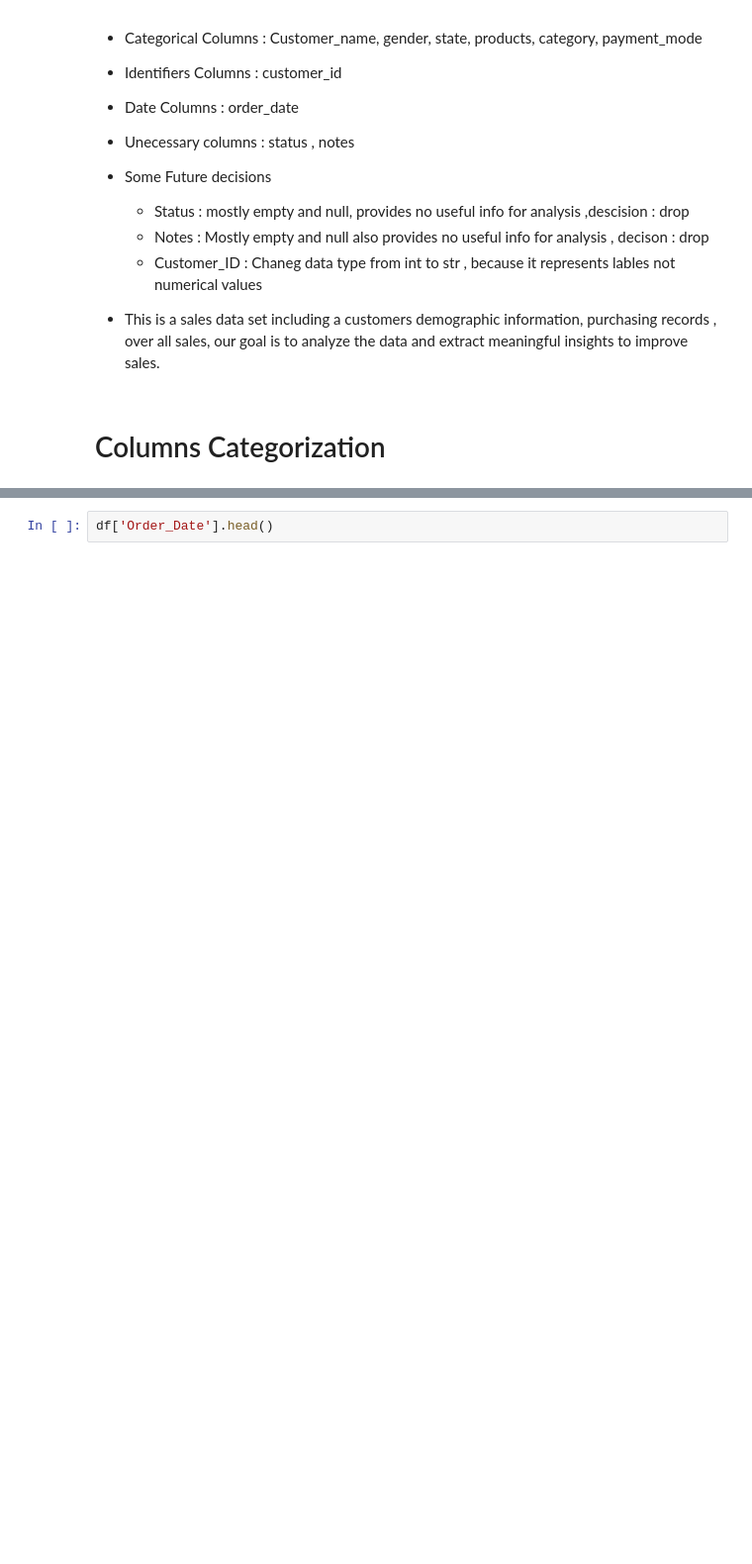
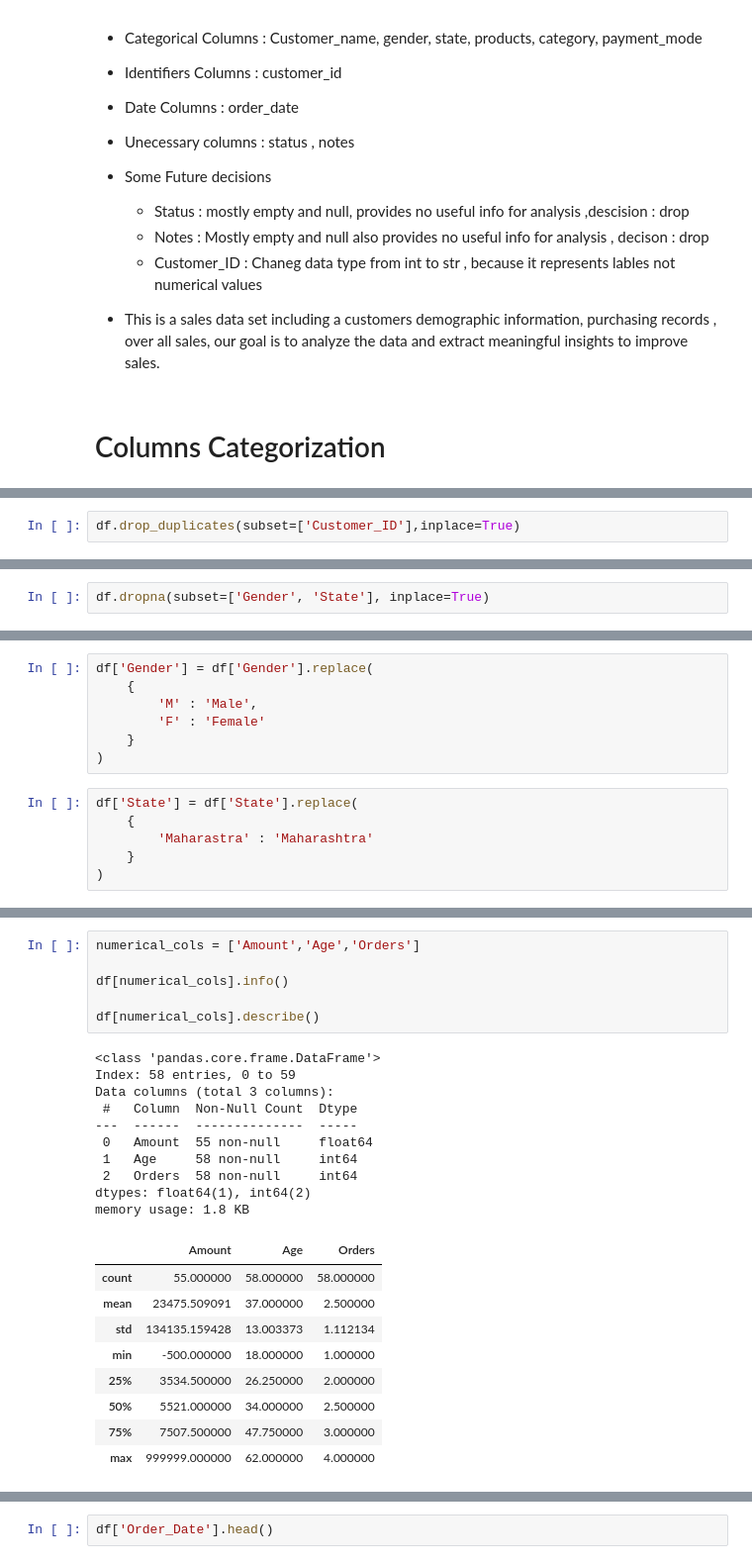
Before and after one commit to aksa106/Data-Analysis-with-Python, a Jupyter notebook: Data_Cleaning_Practice/Data_Cleaning.ipynb, the cells around one changed output, grey strips where cells are left out. Shown at 99% size. Cells and saved outputs as stored; diff of their text form; blank space fills up the shorter version.

```diff
--- a/Data_Cleaning_Practice/Data_Cleaning.ipynb
+++ b/Data_Cleaning_Practice/Data_Cleaning.ipynb
@@ -162,0 +173,2 @@ Name: Customer_ID, dtype: object
+# %%
+df.drop_duplicates(subset=['Customer_ID'],inplace=True)
@@ -183,0 +214,2 @@ df[['Orders','Amount','Age']].head()
+# %%
+df.dropna(subset=['Gender', 'State'], inplace=True)
@@ -183,0 +285,13 @@ df[['Orders','Amount','Age']].head()
+# %%
+df['Gender'] = df['Gender'].replace(
+    {
+        'M' : 'Male',
+        'F' : 'Female'
+    }
+)
+# %%
+df['State'] = df['State'].replace(
+    {
+        'Maharastra' : 'Maharashtra'
+    }
+)
@@ -183,0 +348,26 @@ df[['Orders','Amount','Age']].head()
+# %%
+numerical_cols = ['Amount','Age','Orders']
+
+df[numerical_cols].info()
+
+df[numerical_cols].describe()
+# %% [output]
+<class 'pandas.core.frame.DataFrame'>
+Index: 58 entries, 0 to 59
+Data columns (total 3 columns):
+ #   Column  Non-Null Count  Dtype
+---  ------  --------------  -----
+ 0   Amount  55 non-null     float64
+ 1   Age     58 non-null     int64
+ 2   Orders  58 non-null     int64
+dtypes: float64(1), int64(2)
+memory usage: 1.8 KB
+|  | Amount | Age | Orders |
+| count | 55.000000 | 58.000000 | 58.000000 |
+| mean | 23475.509091 | 37.000000 | 2.500000 |
+| std | 134135.159428 | 13.003373 | 1.112134 |
+| min | -500.000000 | 18.000000 | 1.000000 |
+| 25% | 3534.500000 | 26.250000 | 2.000000 |
+| 50% | 5521.000000 | 34.000000 | 2.500000 |
+| 75% | 7507.500000 | 47.750000 | 3.000000 |
+| max | 999999.000000 | 62.000000 | 4.000000 |
```
Also changed, not shown: parts of 33 cells of this notebook.
